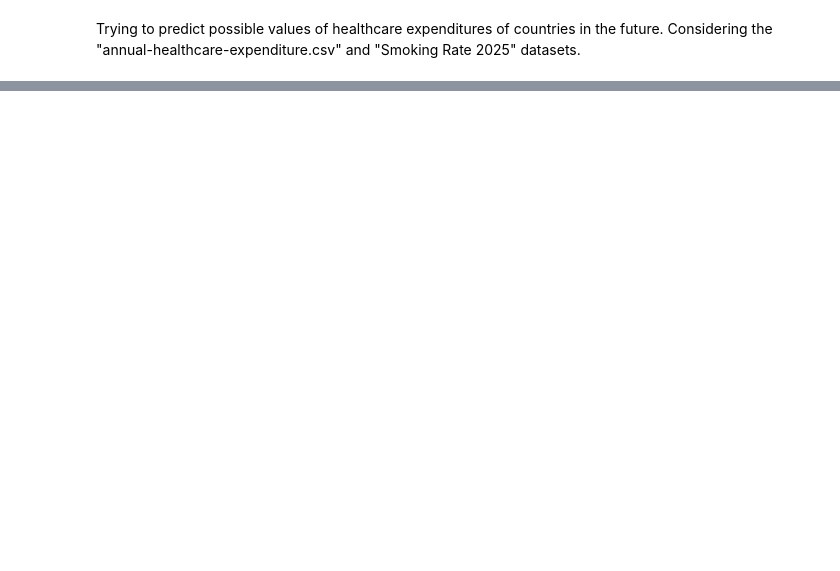
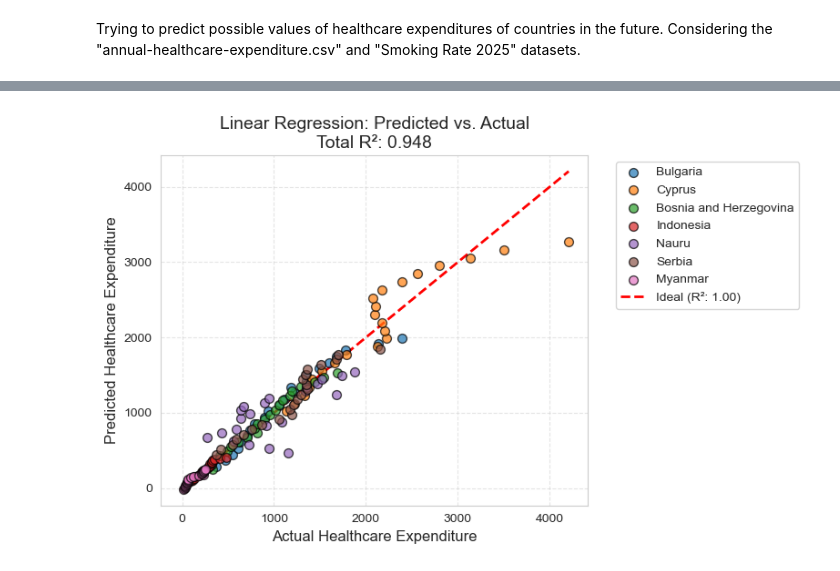
Before and after one commit to edademirci/DSA210-Term-Project, a Jupyter notebook: smoking_pr_code.ipynb, the cells around one changed output, grey strips where cells are left out. Drawn from its saved outputs; the diff is of its cells as text; code cells hidden in the pictures; blank space fills up the shorter version.

```diff
--- a/smoking_pr_code.ipynb
+++ b/smoking_pr_code.ipynb
@@ -689,0 +744,40 @@ df_predictions.to_csv('healthcare_expenditure_predictions.csv', index=False)
+# %%
+#Plotting the associated R2 value and best fit line
+df_trends_clean = df_trends.dropna(subset=['current healthcare expenditure'])
+
+plt.figure(figsize=(8, 5))
+
+all_actual = []
+all_predicted = []
+
+for country in selected_countries:
+    country_data = df_trends_clean[df_trends_clean['country'] == country]
+    if country_data.empty: continue
+
+    X = country_data[['Year']].values
+    y = country_data['current healthcare expenditure'].values
+
+    model = LinearRegression()
+    model.fit(X, y)
+
+    y_pred = model.predict(X)
+
+    all_actual.extend(y)
+    all_predicted.extend(y_pred)
+
+    plt.scatter(y, y_pred, alpha=0.7, s=50, edgecolors='black', label=country, zorder=3)
+
+total_r2 = r2_score(all_actual, all_predicted)
+
+limits = [min(min(all_actual), min(all_predicted)), max(max(all_actual), max(all_predicted))]
+plt.plot(limits, limits, color='red', linestyle='--', linewidth=2, label=f'Ideal (R²: 1.00)', zorder=2)
+
+plt.title(f'Linear Regression: Predicted vs. Actual\nTotal R²: {total_r2:.3f}', fontsize=14)
+plt.xlabel('Actual Healthcare Expenditure', fontsize=12)
+plt.ylabel('Predicted Healthcare Expenditure', fontsize=12)
+plt.legend(bbox_to_anchor=(1.05, 1), loc='upper left')
+plt.grid(True, linestyle='--', alpha=0.5)
+plt.tight_layout()
+plt.show()
+# %% [output]
+[figure, added]
```
Also changed, not shown: parts of 18 cells of this notebook, 2 other files.
